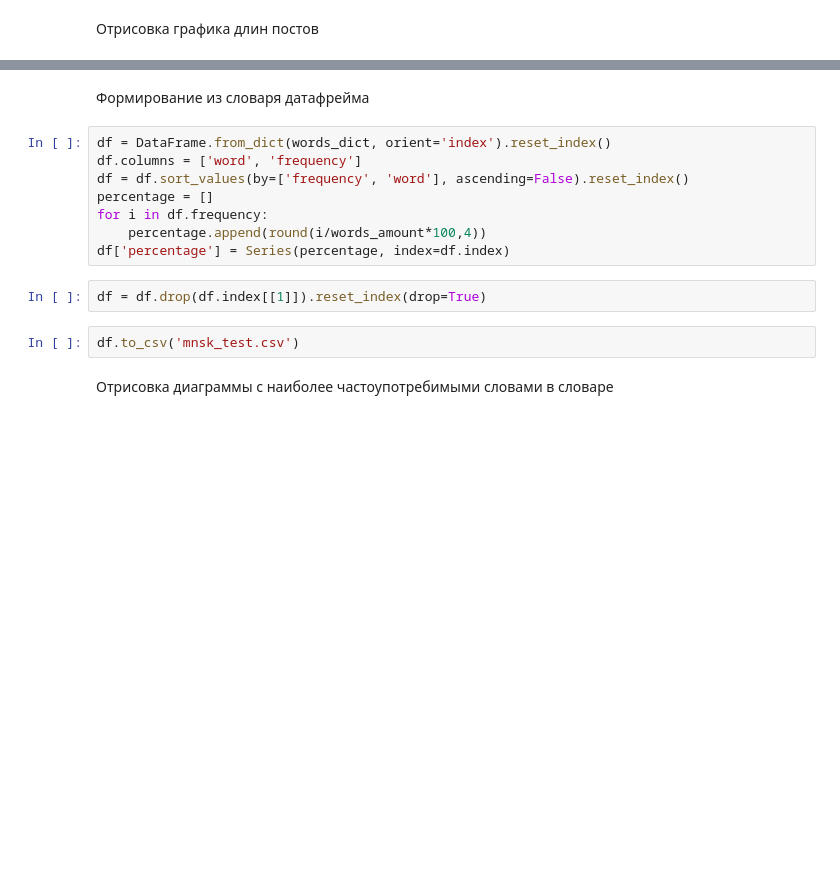
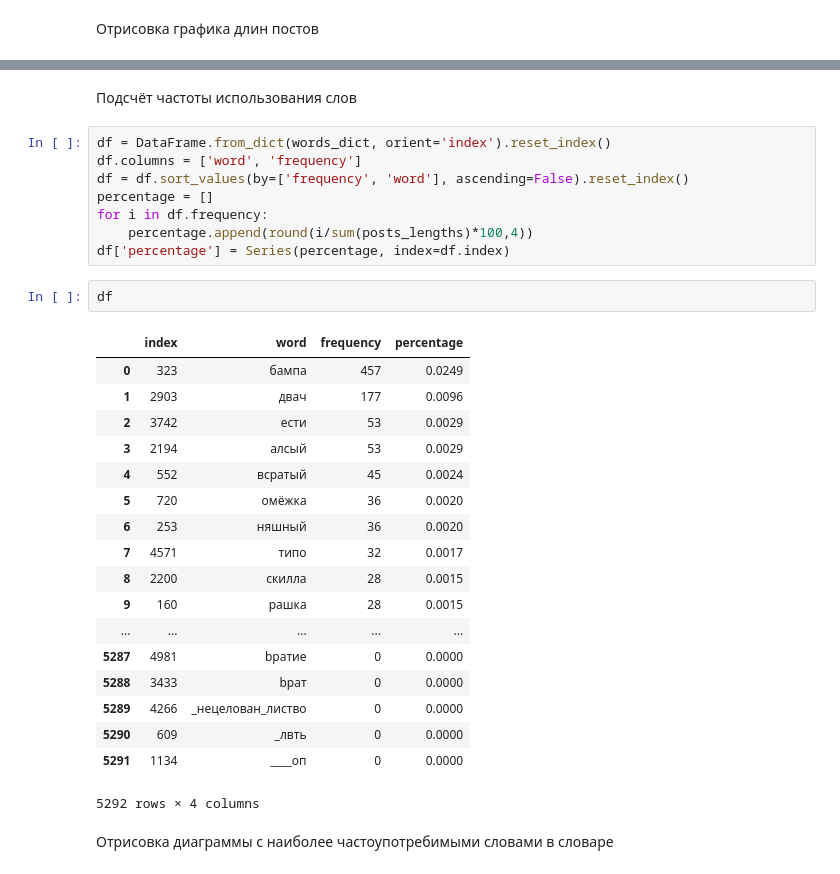
Before and after one commit to bakarov/2ch2vec, a Jupyter notebook: benchmarks_tests_stuff/analysis_of_2ch_data.ipynb, the cells around one changed output, grey strips where cells are left out. Drawn from its saved outputs; the diff is of its cells as text; blank space fills up the shorter version.

```diff
--- a/benchmarks_tests_stuff/analysis_of_2ch_data.ipynb
+++ b/benchmarks_tests_stuff/analysis_of_2ch_data.ipynb
@@ -110,17 +121,34 @@ words_amount = sum(lengths)
-# %% [markdown]
-Формирование из словаря датафрейма
+# %% [markdown]
+Подсчёт частоты использования слов
 # %%
 df = DataFrame.from_dict(words_dict, orient='index').reset_index()
 df.columns = ['word', 'frequency']
 df = df.sort_values(by=['frequency', 'word'], ascending=False).reset_index()
 percentage = []
 for i in df.frequency:
-    percentage.append(round(i/words_amount*100,4))
+    percentage.append(round(i/sum(posts_lengths)*100,4))
 df['percentage'] = Series(percentage, index=df.index)
-# %%
-df = df.drop(df.index[[1]]).reset_index(drop=True)
-# %%
-df.to_csv('mnsk_test.csv')
+# %%
+df
+# %% [output]
+|  | index | word | frequency | percentage |
+| 0 | 323 | бампа | 457 | 0.0249 |
+| 1 | 2903 | двач | 177 | 0.0096 |
+| 2 | 3742 | ести | 53 | 0.0029 |
+| 3 | 2194 | алсый | 53 | 0.0029 |
+| 4 | 552 | всратый | 45 | 0.0024 |
+| 5 | 720 | омёжка | 36 | 0.0020 |
+| 6 | 253 | няшный | 36 | 0.0020 |
+| 7 | 4571 | типо | 32 | 0.0017 |
+| 8 | 2200 | скилла | 28 | 0.0015 |
+| 9 | 160 | рашка | 28 | 0.0015 |
+| ... | ... | ... | ... | ... |
+| 5287 | 4981 | bратие | 0 | 0.0000 |
+| 5288 | 3433 | bрат | 0 | 0.0000 |
+| 5289 | 4266 | _нецелован_листво | 0 | 0.0000 |
+| 5290 | 609 | _лвть | 0 | 0.0000 |
+| 5291 | 1134 | ____оп | 0 | 0.0000 |
+5292 rows × 4 columns
 # %% [markdown]
 Отрисовка диаграммы с наиболее частоупотребимыми словами в словаре
 # %%
```
Also changed, not shown: parts of 37 cells of this notebook.
